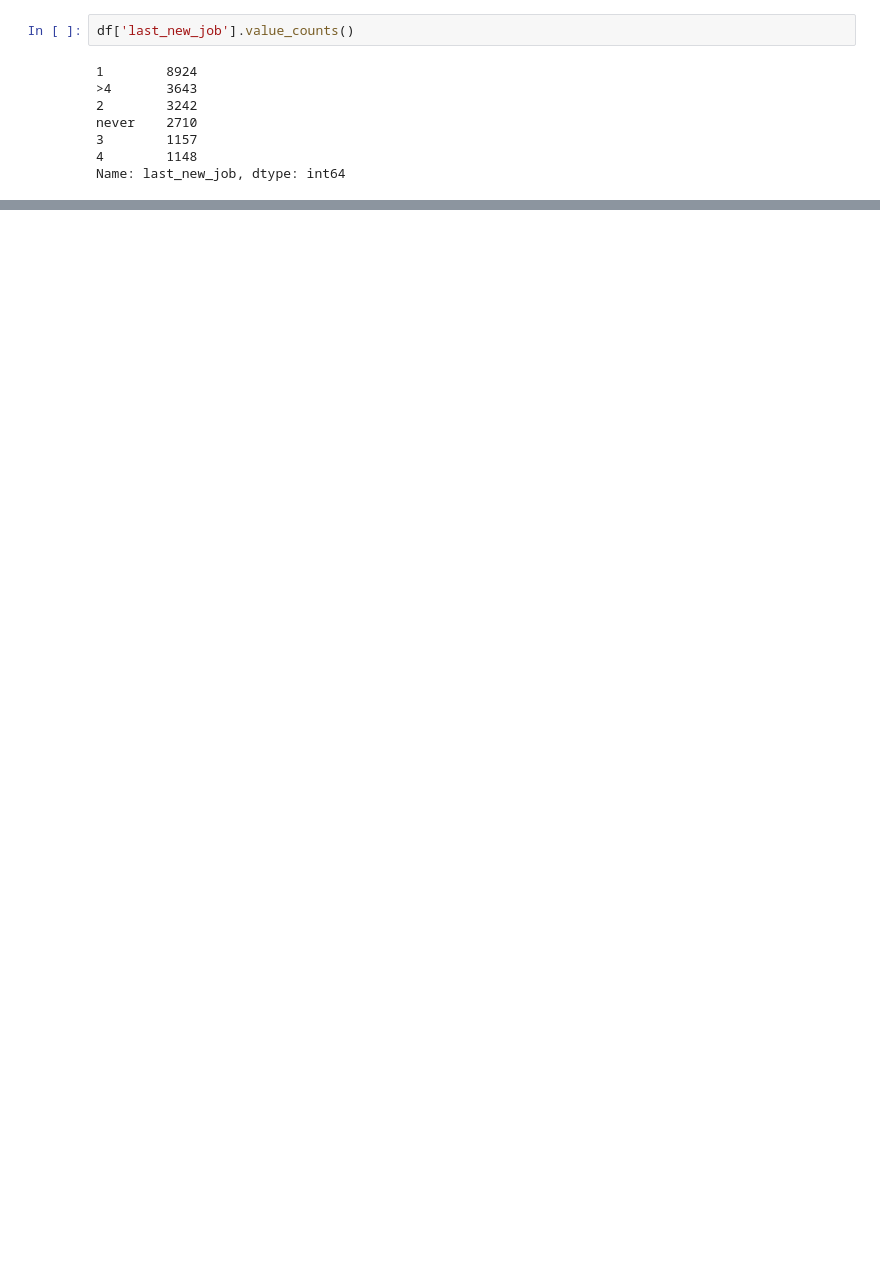
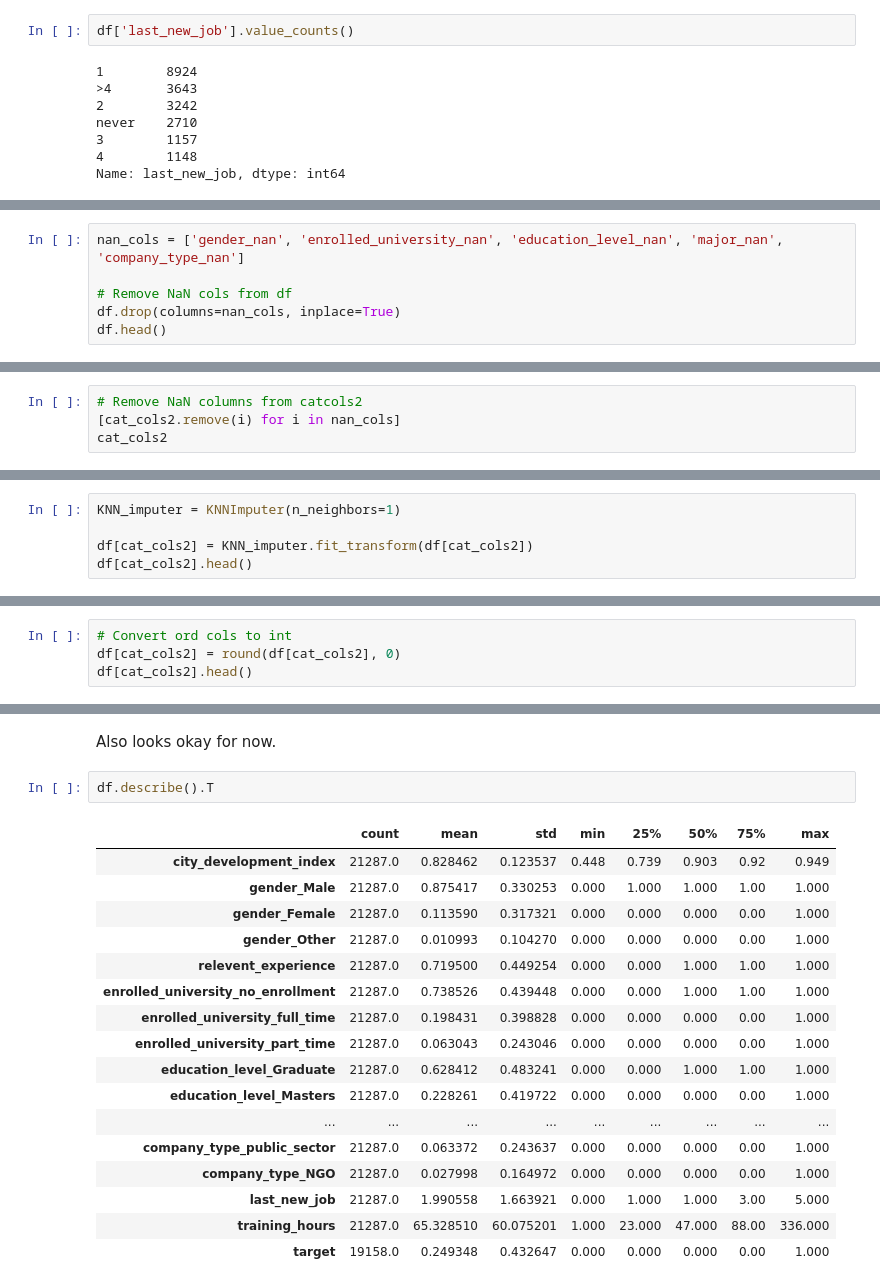
Before and after one commit to divzueri/Data-Science-Projects, a Jupyter notebook: HRAnalytics/notebooks/1. Data Wrangling and Pre-Processing.ipynb, the cells around one changed output, grey strips where cells are left out. Cells and saved outputs as stored; diff of their text form; blank space fills up the shorter version.

```diff
--- a/HRAnalytics/notebooks/1. Data Wrangling and Pre-Processing.ipynb
+++ b/HRAnalytics/notebooks/1. Data Wrangling and Pre-Processing.ipynb
@@ -207,0 +545,6 @@ dtype: int64
+# %%
+nan_cols = ['gender_nan', 'enrolled_university_nan', 'education_level_nan', 'major_nan', 'company_type_nan']
+
+# Remove NaN cols from df
+df.drop(columns=nan_cols, inplace=True)
+df.head()
@@ -207,0 +559,4 @@ dtype: int64
+# %%
+# Remove NaN columns from catcols2
+[cat_cols2.remove(i) for i in nan_cols]
+cat_cols2
@@ -207,0 +589,5 @@ dtype: int64
+# %%
+KNN_imputer = KNNImputer(n_neighbors=1)
+
+df[cat_cols2] = KNN_imputer.fit_transform(df[cat_cols2])
+df[cat_cols2].head()
@@ -207,0 +602,4 @@ dtype: int64
+# %%
+# Convert ord cols to int
+df[cat_cols2] = round(df[cat_cols2], 0)
+df[cat_cols2].head()
@@ -207,0 +633,22 @@ dtype: int64
+# %% [markdown]
+Also looks okay for now.
+# %%
+df.describe().T
+# %% [output]
+|  | count | mean | std | min | 25% | 50% | 75% | max |
+| city_development_index | 21287.0 | 0.828462 | 0.123537 | 0.448 | 0.739 | 0.903 | 0.92 | 0.949 |
+| gender_Male | 21287.0 | 0.875417 | 0.330253 | 0.000 | 1.000 | 1.000 | 1.00 | 1.000 |
+| gender_Female | 21287.0 | 0.113590 | 0.317321 | 0.000 | 0.000 | 0.000 | 0.00 | 1.000 |
+| gender_Other | 21287.0 | 0.010993 | 0.104270 | 0.000 | 0.000 | 0.000 | 0.00 | 1.000 |
+| relevent_experience | 21287.0 | 0.719500 | 0.449254 | 0.000 | 0.000 | 1.000 | 1.00 | 1.000 |
+| enrolled_university_no_enrollment | 21287.0 | 0.738526 | 0.439448 | 0.000 | 0.000 | 1.000 | 1.00 | 1.000 |
+| enrolled_university_full_time | 21287.0 | 0.198431 | 0.398828 | 0.000 | 0.000 | 0.000 | 0.00 | 1.000 |
+| enrolled_university_part_time | 21287.0 | 0.063043 | 0.243046 | 0.000 | 0.000 | 0.000 | 0.00 | 1.000 |
+| education_level_Graduate | 21287.0 | 0.628412 | 0.483241 | 0.000 | 0.000 | 1.000 | 1.00 | 1.000 |
+| education_level_Masters | 21287.0 | 0.228261 | 0.419722 | 0.000 | 0.000 | 0.000 | 0.00 | 1.000 |
+| ... | ... | ... | ... | ... | ... | ... | ... | ... |
+| company_type_public_sector | 21287.0 | 0.063372 | 0.243637 | 0.000 | 0.000 | 0.000 | 0.00 | 1.000 |
+| company_type_NGO | 21287.0 | 0.027998 | 0.164972 | 0.000 | 0.000 | 0.000 | 0.00 | 1.000 |
+| last_new_job | 21287.0 | 1.990558 | 1.663921 | 0.000 | 1.000 | 1.000 | 3.00 | 5.000 |
+| training_hours | 21287.0 | 65.328510 | 60.075201 | 1.000 | 23.000 | 47.000 | 88.00 | 336.000 |
+| target | 19158.0 | 0.249348 | 0.432647 | 0.000 | 0.000 | 0.000 | 0.00 | 1.000 |
```
Also changed, not shown: parts of 90 cells of this notebook.
